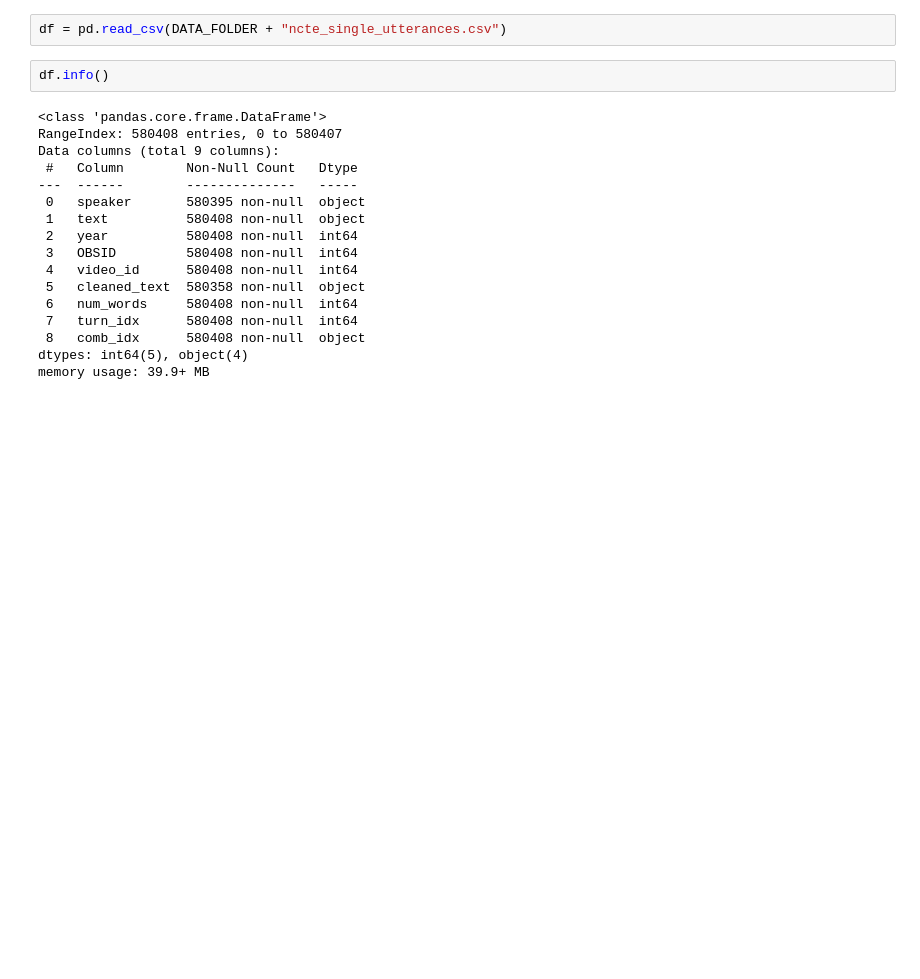
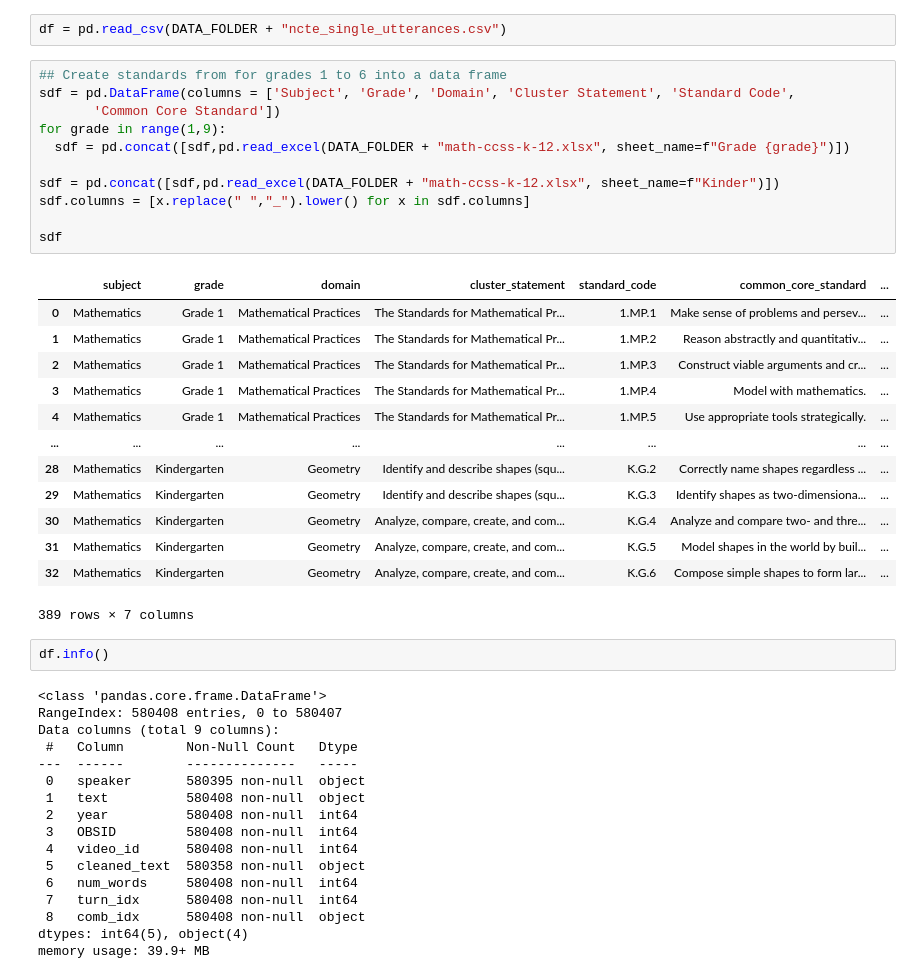
Before and after one commit to Cyanjiner/classroom-analysis, a Jupyter notebook: transcript_EDA.ipynb, the cells around one changed output. Cells and saved outputs as stored; diff of their text form; blank space fills up the shorter version.

```diff
--- a/transcript_EDA.ipynb
+++ b/transcript_EDA.ipynb
@@ -35,6 +56,31 @@ MODELS_FOLDER = ROOT_FOLDER + "models/"
 LOG_DIR = MODELS_FOLDER + "runs/"
 # %%
 df = pd.read_csv(DATA_FOLDER + "ncte_single_utterances.csv")
+# %%
+## Create standards from for grades 1 to 6 into a data frame
+sdf = pd.DataFrame(columns = ['Subject', 'Grade', 'Domain', 'Cluster Statement', 'Standard Code',
+       'Common Core Standard'])
+for grade in range(1,9):
+  sdf = pd.concat([sdf,pd.read_excel(DATA_FOLDER + "math-ccss-k-12.xlsx", sheet_name=f"Grade {grade}")])
+
+sdf = pd.concat([sdf,pd.read_excel(DATA_FOLDER + "math-ccss-k-12.xlsx", sheet_name=f"Kinder")])
+sdf.columns = [x.replace(" ","_").lower() for x in sdf.columns]
+
+sdf
+# %% [output]
+|  | subject | grade | domain | cluster_statement | standard_code | common_core_standard | ... |
+| 0 | Mathematics | Grade 1 | Mathematical Practices | The Standards for Mathematical Pr... | 1.MP.1 | Make sense of problems and persev... | ... |
+| 1 | Mathematics | Grade 1 | Mathematical Practices | The Standards for Mathematical Pr... | 1.MP.2 | Reason abstractly and quantitativ... | ... |
+| 2 | Mathematics | Grade 1 | Mathematical Practices | The Standards for Mathematical Pr... | 1.MP.3 | Construct viable arguments and cr... | ... |
+| 3 | Mathematics | Grade 1 | Mathematical Practices | The Standards for Mathematical Pr... | 1.MP.4 | Model with mathematics. | ... |
+| 4 | Mathematics | Grade 1 | Mathematical Practices | The Standards for Mathematical Pr... | 1.MP.5 | Use appropriate tools strategically. | ... |
+| ... | ... | ... | ... | ... | ... | ... | ... |
+| 28 | Mathematics | Kindergarten | Geometry | Identify and describe shapes (squ... | K.G.2 | Correctly name shapes regardless ... | ... |
+| 29 | Mathematics | Kindergarten | Geometry | Identify and describe shapes (squ... | K.G.3 | Identify shapes as two-dimensiona... | ... |
+| 30 | Mathematics | Kindergarten | Geometry | Analyze, compare, create, and com... | K.G.4 | Analyze and compare two- and thre... | ... |
+| 31 | Mathematics | Kindergarten | Geometry | Analyze, compare, create, and com... | K.G.5 | Model shapes in the world by buil... | ... |
+| 32 | Mathematics | Kindergarten | Geometry | Analyze, compare, create, and com... | K.G.6 | Compose simple shapes to form lar... | ... |
+389 rows × 7 columns
 # %%
 df.info()
 # %% [output]
```
Also changed, not shown: parts of 59 cells of this notebook.
